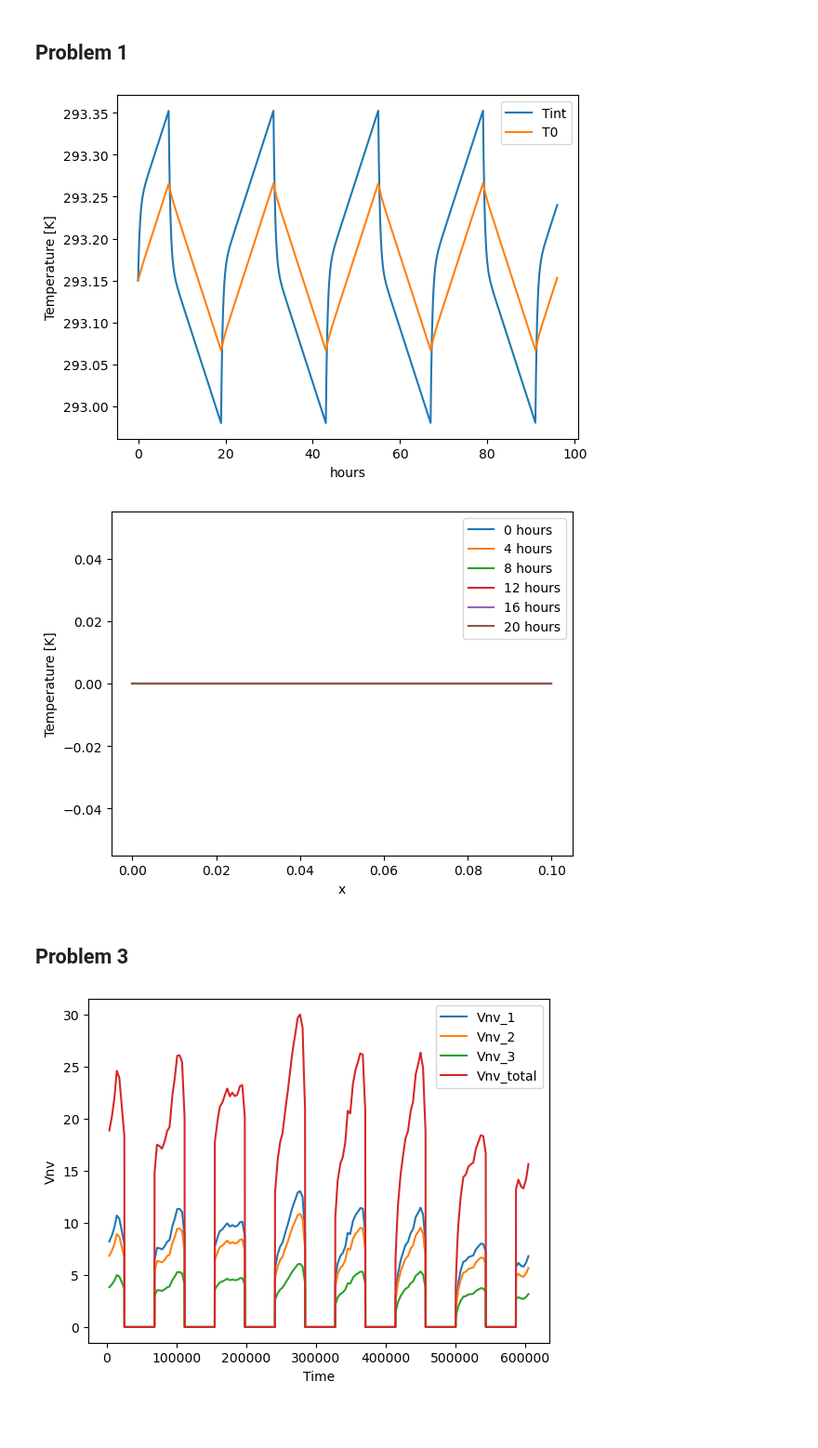
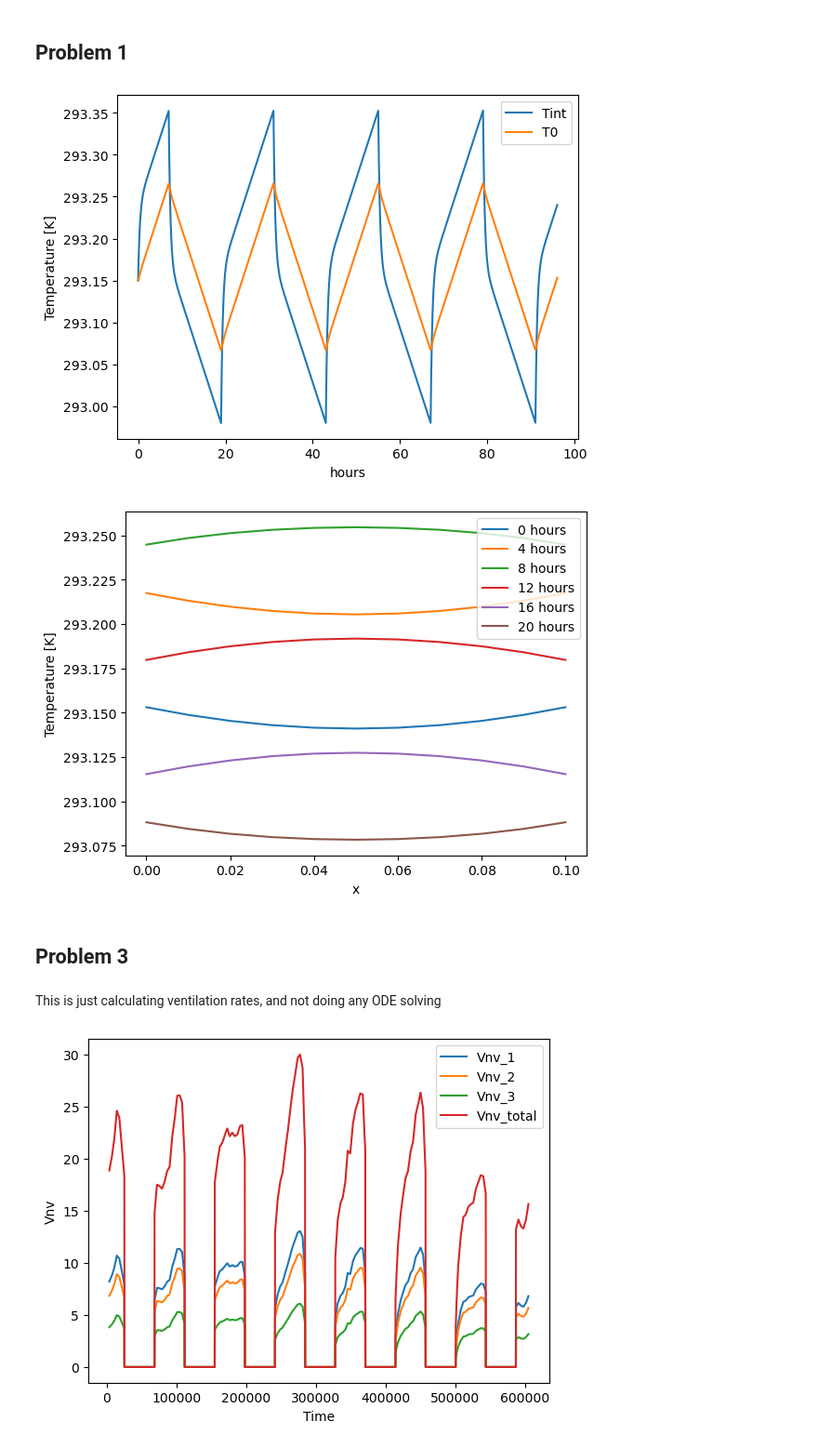
Before and after one commit to nbachand/graphBEM, a Jupyter notebook: InteriorModelHW.ipynb, the cells around one changed output. Shown: that part at 93% size. Saved outputs shown, nothing was run; the diff lists cells and outputs as text; code cells hidden in the pictures; blank space fills up the shorter version.

```diff
--- a/InteriorModelHW.ipynb
+++ b/InteriorModelHW.ipynb
@@ -100,50 +64,50 @@ T0s[0] = Tf
 T_profs = np.zeros((n + 2, 6)) # intializing matrix to store 6 temperature profiles
 # %%
 tHour = 60 * 60
-tDay = 24 * tHour
+hours = times / tHour
 
 for i in range(1, N):
     t = times[i]
-    if (t % tDay > 7 * tHour) and (t % tDay < 19 * tHour): #daytime
+    hour = hours[i]
+    if (hour % 24 > 7) and (hour % 24 < 19): #daytime
         Evt = Ev
     else:
         Evt = 0
 
-    hour = i * tHour
     Tint = Tints[i - 1]
-    b[0] = lambda_val * Tint / (1 + lambda_bound)
-    b[-1] = b[0]
-    T = np.dot(A, T) + b
-    T0s[i] = get_T0(T[0], Tint, lambda_bound)
+    b[0] = lambda_val * Tint / (1 + lambda_bound) # adding forcing term for boundary condition
+    b[-1] = b[0] # adding forcing term for boundary condition (assuming symmetry)
+    T = np.dot(A, T) + b # solving for wall temp
+    T0s[i] = get_T0(T[0], Tint, lambda_bound) # updating surface temp
 
-    Ef = 6 * Af * (T[0] - T0s[i]) / delx
+    Ef = 6 * Af * (T[0] - T0s[i]) / delx # calculating wall into air
 
-    Tints[i] = Tint + lambda_int * (Ef + Eint + Evt)
+    Tints[i] = Tint + lambda_int * (Ef + Eint + Evt) # updating interior air temp
 
     if (hour % 4 == 0) and (hour >= 24 * 2) and (hour < 24 * 3):
         hour_time = hour % 24
         T_profs[1:-1, int(hour_time / 4)] = T
         T_profs[0, int(hour_time / 4)] = get_T0(T[0], Tint, lambda_bound)
         T_profs[-1, int(hour_time // 4)] = get_T0(T[-1], Tint, lambda_bound)
 
 # Plotting
 plt.figure(1)
 plt.plot(hours, Tints, label='Tint')
 plt.plot(hours, T0s, label='T0')
 plt.legend()
 plt.xlabel('hours')
 plt.ylabel('Temperature [K]')
 
 plt.figure(2)
 for i in range(6):
     plt.plot(x, T_profs[:, i], label=f'{(i * 4) % 24} hours')
 
 plt.legend()
 plt.xlabel('x')
 plt.ylabel('Temperature [K]')
 plt.show()
 # %% [output]
 [figure]
-[figure, old version]
+[figure, new version]
 # %% [markdown]
 ## Problem 3
@@ -152,0 +114,2 @@ W = 1
+# %% [markdown]
+This is just calculating ventilation rates, and not doing any ODE solving
```
Also changed, not shown: parts of 6 cells of this notebook.
